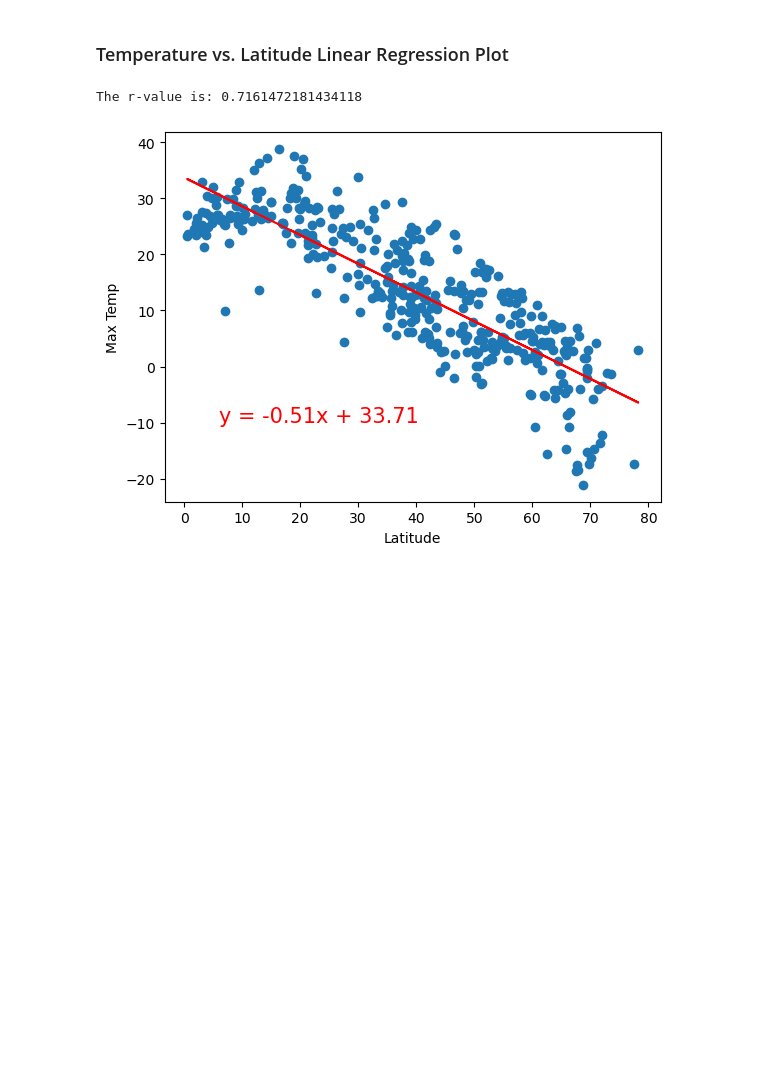
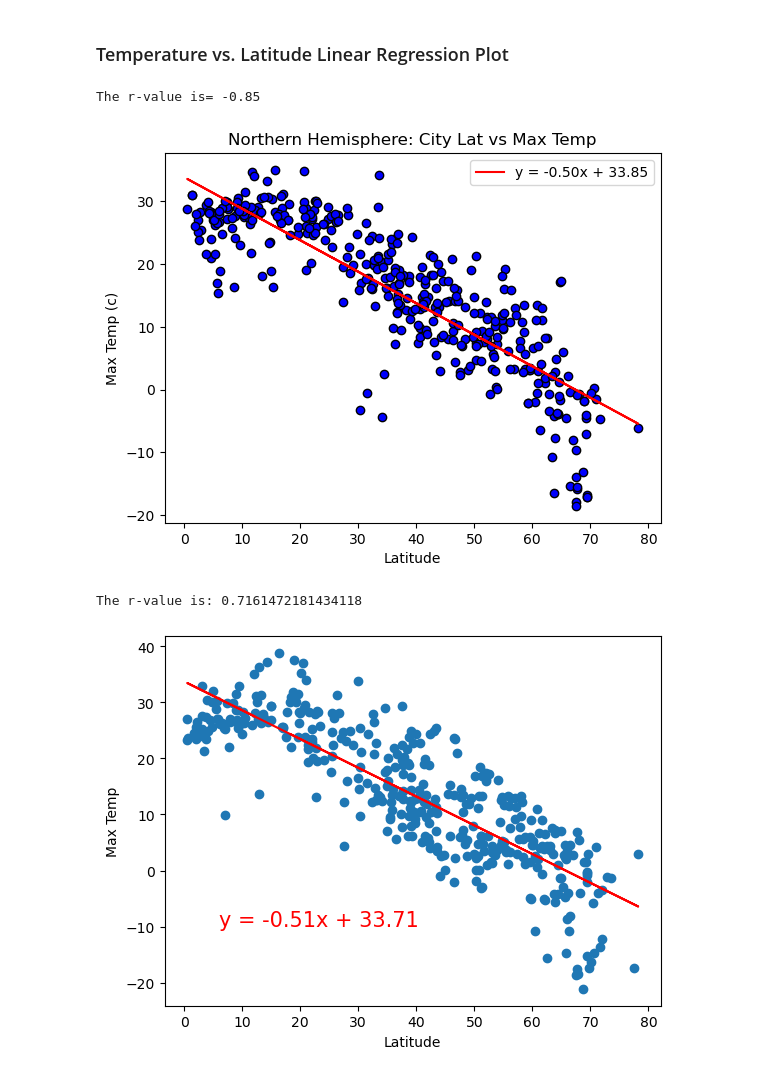
Before and after one commit to sloucel/Python-API-Challenge, a Jupyter notebook: WeatherPy/WeatherPy.ipynb, the cells around one changed output. Drawn from its saved outputs; the diff is of its cells as text; code cells hidden in the pictures; blank space fills up the shorter version.

```diff
--- a/WeatherPy/WeatherPy.ipynb
+++ b/WeatherPy/WeatherPy.ipynb
@@ -313,6 +313,31 @@ plt.show()
 ---
 
 ## Requirement 2: Compute Linear Regression for Each Relationship
+# %%
+# Define a function to create Linear Regression plots
+def plot_linear_regression(x_data, y_data, x_label='', y_label='', title=''):
+    # Calculate linear regression
+    slope, intercept, r_value, p_value, std_err = linregress(x_data, y_data)
+    regress_values = x_data * slope + intercept
+    line_eq = f"y = {slope:.2f}x + {intercept:.2f}"
+
+    # Plot scatter plot
+    plt.scatter(x_data, y_data, marker='o', facecolors='blue', edgecolors='black')
+
+    # Plot regression line
+    plt.plot(x_data, regress_values, "r-", label=line_eq)
+    #plt.annotate(line_eq, (x_data[0], y_data[0]), fontsize=12, color="red")
+
+    # Title, labels, and aesthetics
+    plt.title(title)
+    plt.xlabel(x_label)
+    plt.ylabel(y_label)
+    plt.grid(False)
+    plt.legend(loc='best')
+
+    # Show plot
+    print(f"The r-value is= {r_value:.2f}")
+    plt.show()
 # %%
 # Define a function to create Linear Regression plots
 # YOUR CODE HERE
@@ -347,5 +372,18 @@ southern_hemi_df.head()
 # %% [markdown]
 ###  Temperature vs. Latitude Linear Regression Plot
+# %%
+#Variables
+x_data = northern_hemi_df['Lat']
+y_data = northern_hemi_df['Max Temp']
+
+#Call def function
+plot_linear_regression(x_data, y_data,
+                       x_label='Latitude',
+                       y_label='Max Temp (c)',
+                       title='Northern Hemisphere: City Lat vs Max Temp')
+# %% [output]
+The r-value is= -0.85
+[figure, added]
 # %%
 # Linear regression on Northern Hemisphere
 # YOUR CODE HERE
```
Also changed, not shown: parts of 2 cells of this notebook, 1 other file.
